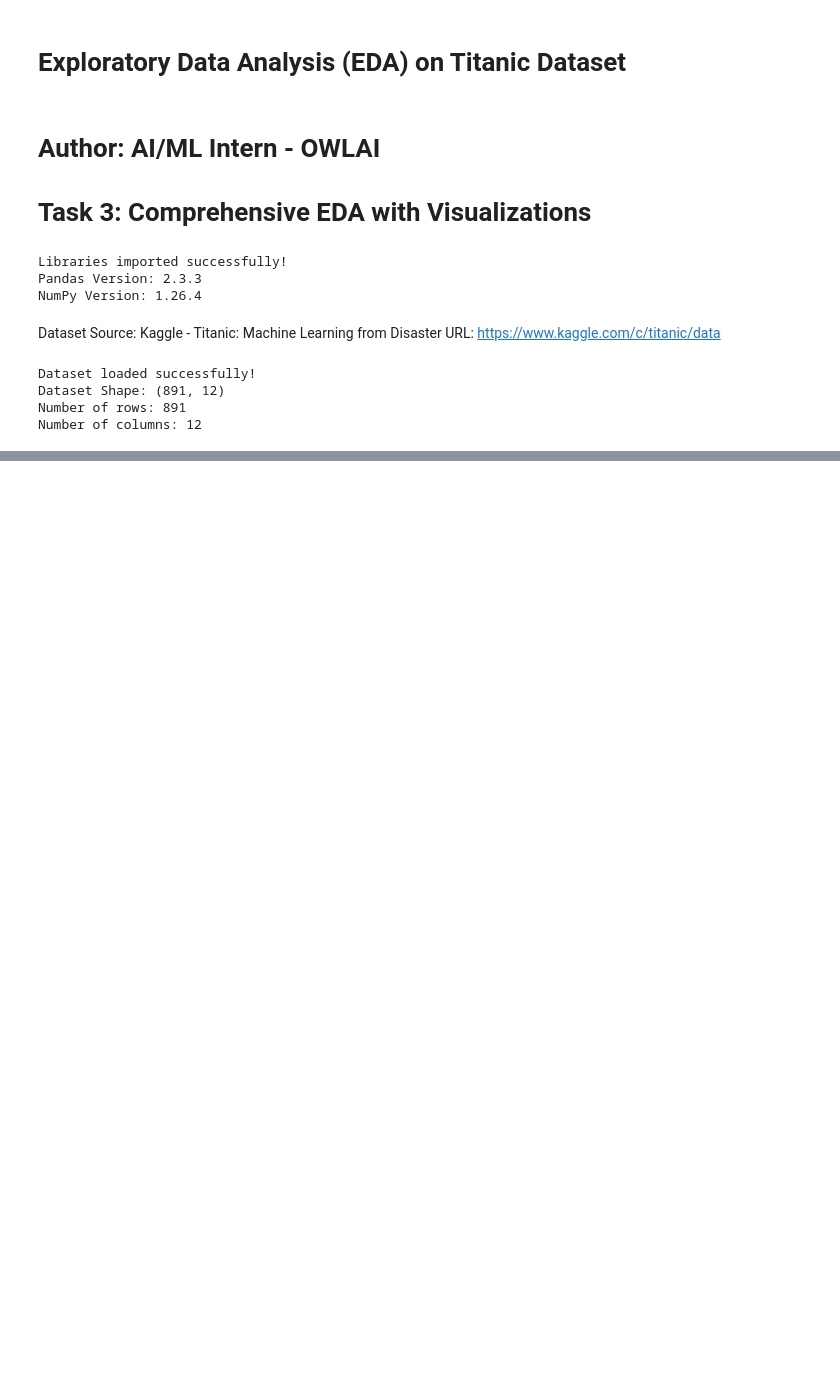
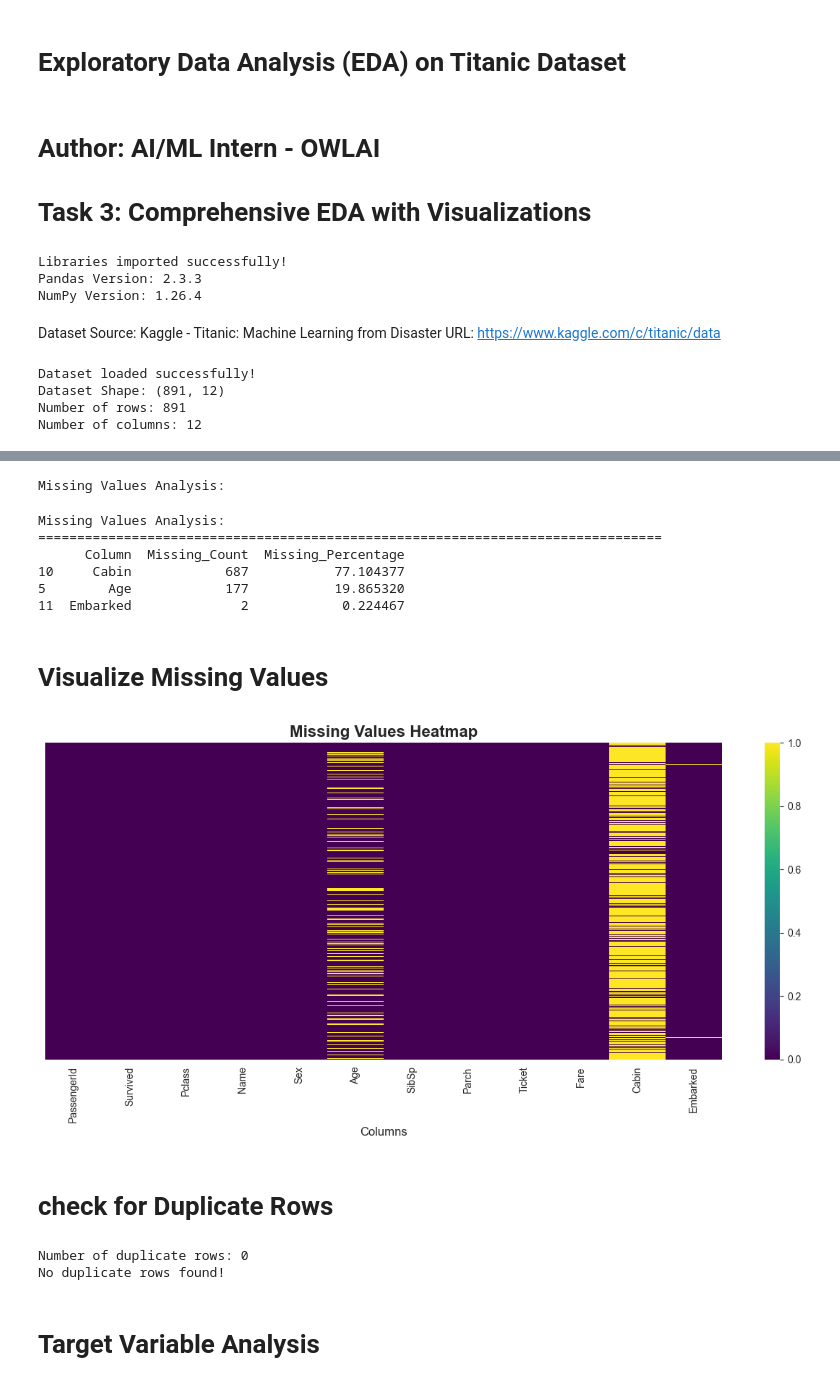
Before and after one commit to aryan-Patel-web/OWL_AI_Intern, a Jupyter notebook: Task-3 - EDA/task.ipynb, the cells around one changed output, grey strips where cells are left out. Drawn from its saved outputs; the diff is of its cells as text; code cells hidden in the pictures; blank space fills up the shorter version.

```diff
--- a/Task-3 - EDA/task.ipynb
+++ b/Task-3 - EDA/task.ipynb
@@ -45,0 +143,6 @@ Number of columns: 12
+# %%
+print("Missing Values Analysis:")
+
+missing = df.isnull()
+# %% [output]
+Missing Values Analysis:
@@ -45,0 +151,53 @@ Number of columns: 12
+# %%
+print("Missing Values Analysis:")
+print("="*80)
+
+missing = df.isnull().sum()
+
+missing_percent = (df.isnull().sum() / len(df)) * 100
+missing_df = pd.DataFrame({
+    'Column': missing.index,
+    'Missing_Count': missing.values,
+    'Missing_Percentage': missing_percent.values
+})
+
+missing_df = missing_df[missing_df['Missing_Count'] > 0].sort_values('Missing_Count', ascending=False)
+print(missing_df)
+# %% [output]
+Missing Values Analysis:
+================================================================================
+      Column  Missing_Count  Missing_Percentage
+10     Cabin            687           77.104377
+5        Age            177           19.865320
+11  Embarked              2            0.224467
+# %% [markdown]
+# Visualize Missing Values
+# %%
+plt.figure(figsize=(12, 6))
+
+sns.heatmap(df.isnull(), cbar=True, cmap='viridis', yticklabels=False)
+
+plt.title('Missing Values Heatmap', fontsize=16, fontweight='bold')
+
+plt.xlabel('Columns', fontsize=12)
+
+plt.tight_layout()
+plt.show()
+# %% [output]
+[figure, added]
+# %% [markdown]
+# check for Duplicate Rows
+# %%
+duplicates = df.duplicated().sum()
+print(f"Number of duplicate rows: {duplicates}")
+
+if duplicates > 0:
+    print("\nDuplicate rows:")
+    print(df[df.duplicated(keep=False)])
+else:
+    print("No duplicate rows found!")
+# %% [output]
+Number of duplicate rows: 0
+No duplicate rows found!
+# %% [markdown]
+# Target Variable Analysis
```
Also changed, not shown: parts of 35 cells of this notebook, 3 other files.
